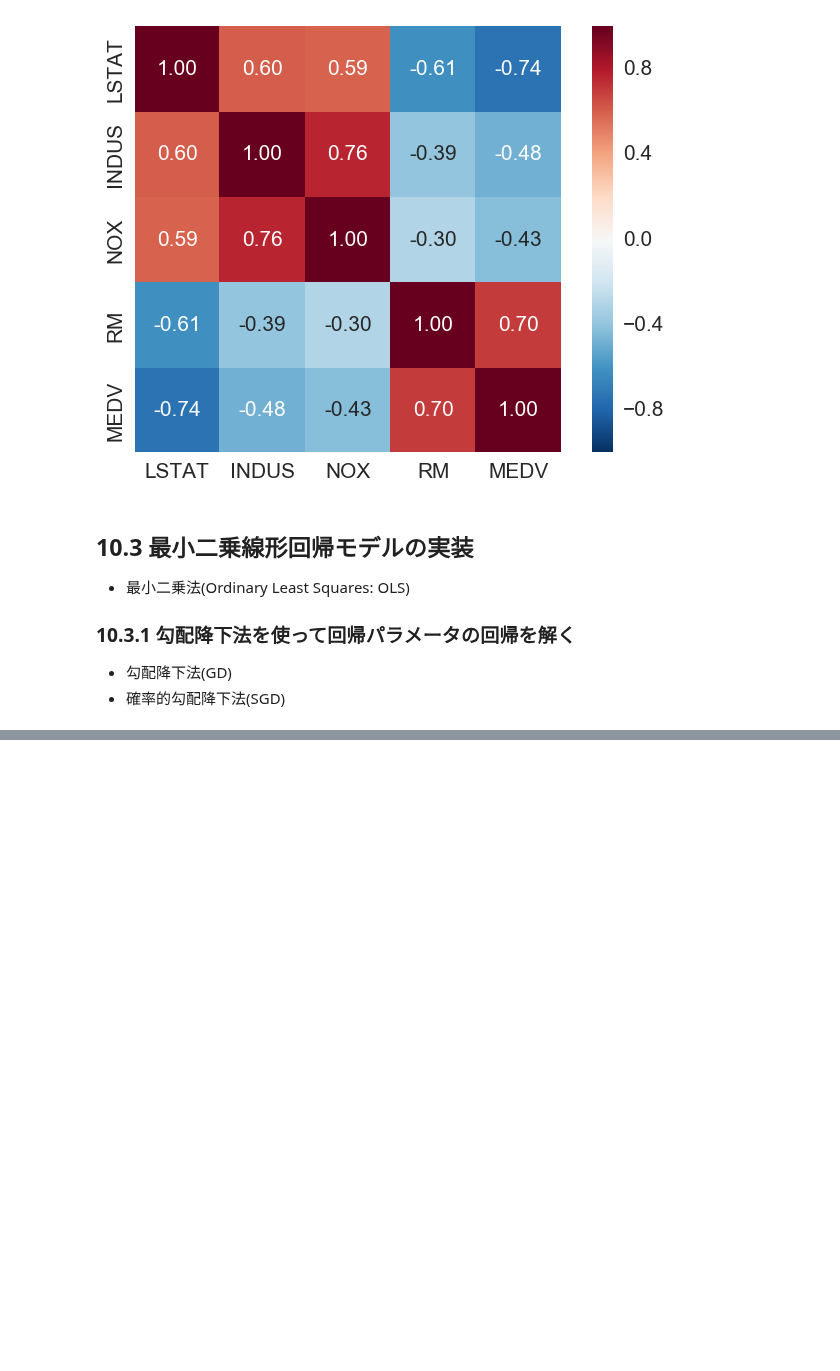
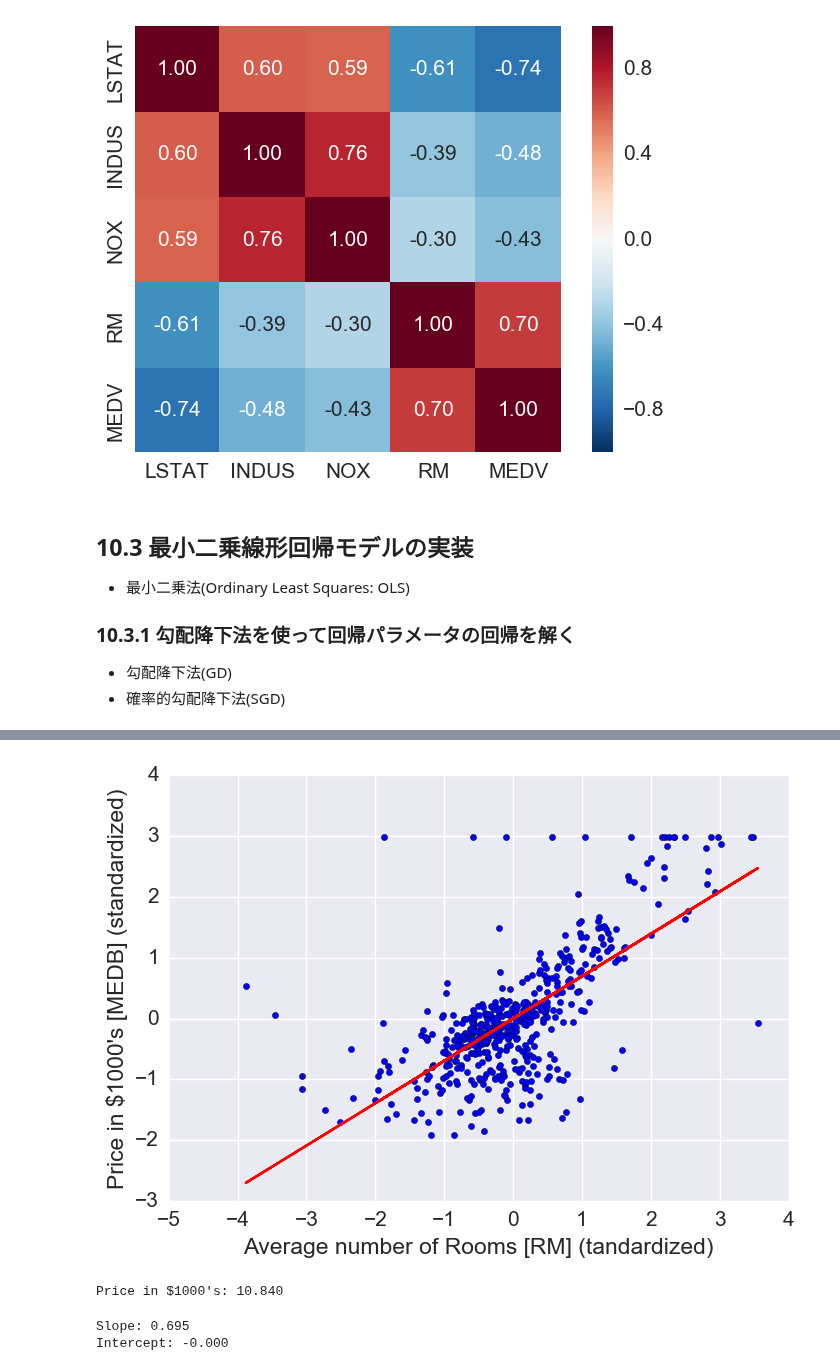
Before and after one commit to takanory/python-machine-learning, a Jupyter notebook: Chapter10.ipynb, the cells around one changed output, grey strips where cells are left out. Cells and saved outputs as stored; diff of their text form; code cells hidden in the pictures; blank space fills up the shorter version.

```diff
--- a/Chapter10.ipynb
+++ b/Chapter10.ipynb
@@ -109,0 +159,26 @@ plt.show()
+# %%
+# トレーニングサンプルの散布図をプロットし、回帰直線を追加する変ルパー関数を定義
+def lin_regplot(X, y, model):
+    plt.scatter(X, y, c='blue')
+    plt.plot(X, model.predict(X), color='red')
+    return None
+# %%
+# 住宅価格に対する部屋数をプロット
+lin_regplot(X_std, y_std, lr)
+plt.xlabel('Average number of Rooms [RM] (tandardized)')
+plt.ylabel('Price in $1000\'s [MEDB] (standardized)')
+plt.show()
+# %% [output]
+[figure, added]
+# %%
+num_rooms_std = sc_x.transform([5.0])
+price_std = lr.predict(num_rooms_std)
+print("Price in $1000's: %.3f" % sc_y.inverse_transform(price_std))
+# %% [output]
+Price in $1000's: 10.840
+# %%
+print('Slope: {:.3f}'.format(lr.w_[1]))
+print('Intercept: {:.3f}'.format(lr.w_[0]))
+# %% [output]
+Slope: 0.695
+Intercept: -0.000
```
Also changed, not shown: parts of 3 cells of this notebook.
